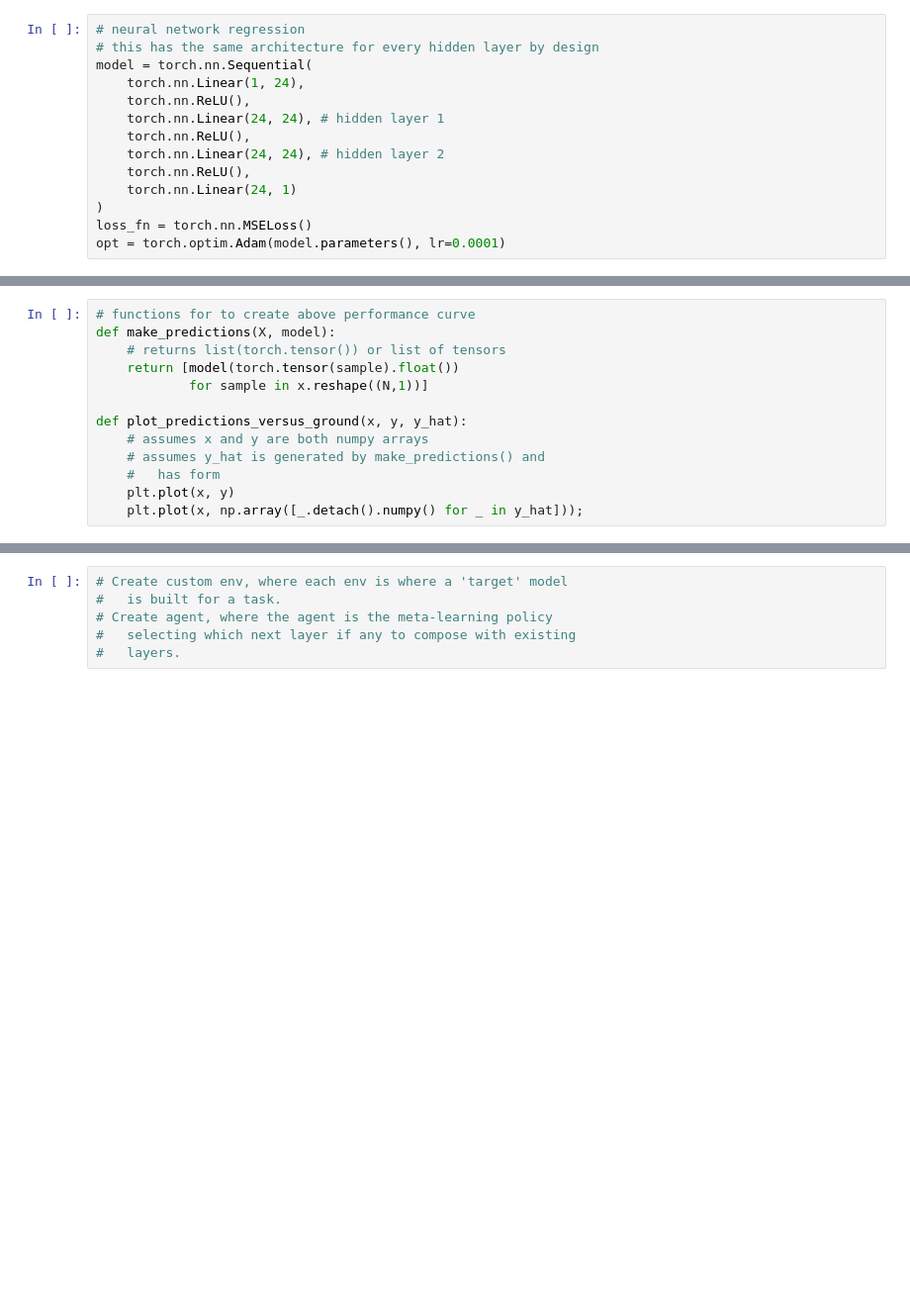
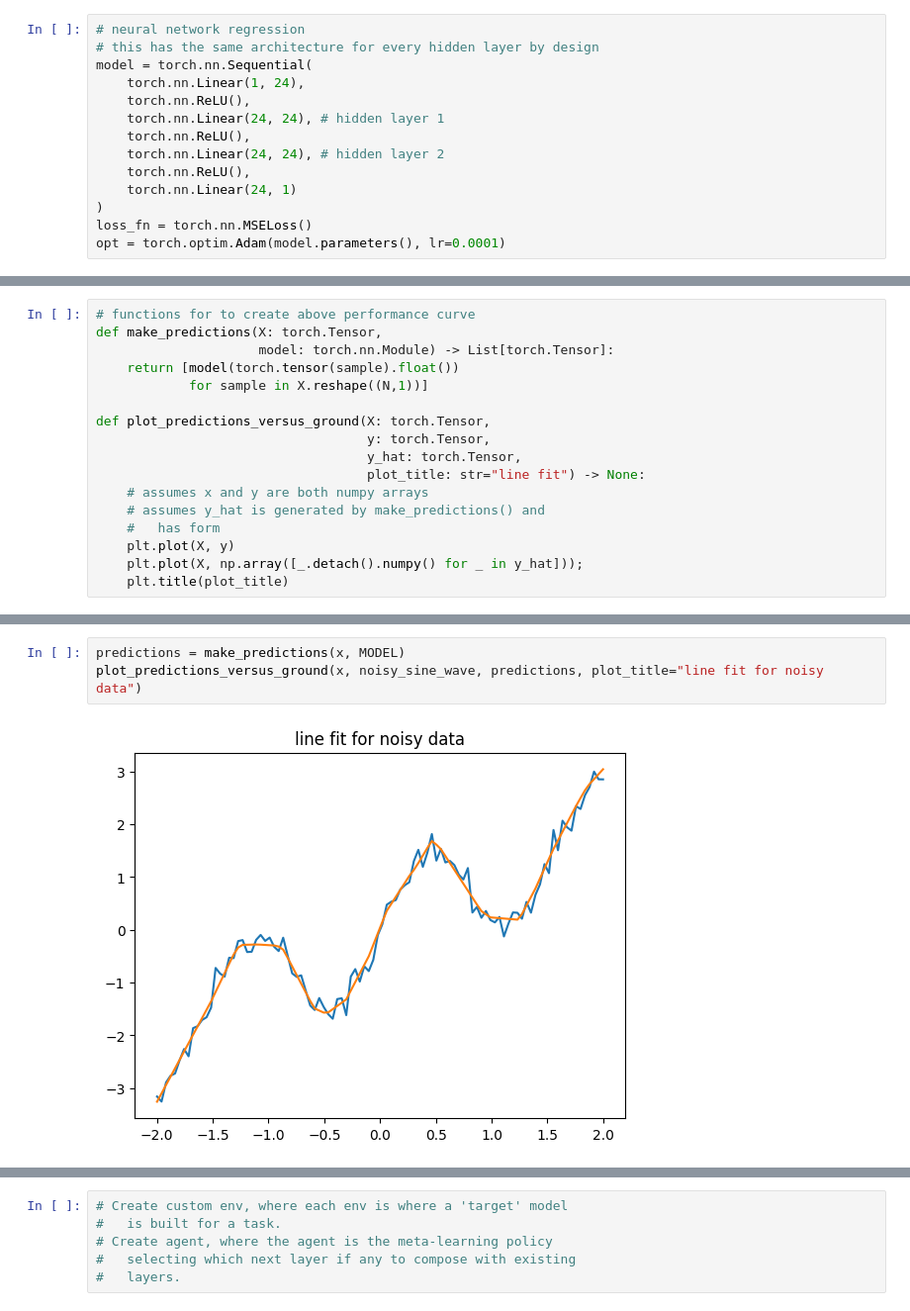
Before and after one commit to matthewstachyra/reinforcement-meta-learning, a Jupyter notebook: src/mvp.ipynb, the cells around one changed output, grey strips where cells are left out. Shown at 99% size. Saved outputs shown, nothing was run; the diff lists cells and outputs as text; blank space fills up the shorter version.

```diff
--- a/src/mvp.ipynb
+++ b/src/mvp.ipynb
@@ -208,16 +247,20 @@ plt.plot(x, np.array([_.detach().numpy() for _ in predictions]));
 # %%
 # functions for to create above performance curve
-def make_predictions(X, model):
-    # returns list(torch.tensor()) or list of tensors
+def make_predictions(X: torch.Tensor,
+                     model: torch.nn.Module) -> List[torch.Tensor]:
     return [model(torch.tensor(sample).float())
-            for sample in x.reshape((N,1))]
+            for sample in X.reshape((N,1))]
 
-def plot_predictions_versus_ground(x, y, y_hat):
+def plot_predictions_versus_ground(X: torch.Tensor,
+                                   y: torch.Tensor,
+                                   y_hat: torch.Tensor,
+                                   plot_title: str="line fit") -> None:
     # assumes x and y are both numpy arrays
     # assumes y_hat is generated by make_predictions() and
     #   has form
-    plt.plot(x, y)
-    plt.plot(x, np.array([_.detach().numpy() for _ in y_hat]));
+    plt.plot(X, y)
+    plt.plot(X, np.array([_.detach().numpy() for _ in y_hat]));
+    plt.title(plot_title)
 # %%
 # visualize the mean squared error (mse)
 # non-noisy sine wave
@@ -248,0 +321,5 @@ RMSE: 0.23
+# %%
+predictions = make_predictions(x, MODEL)
+plot_predictions_versus_ground(x, noisy_sine_wave, predictions, plot_title="line fit for noisy data")
+# %% [output]
+[figure, added]
```
Also changed, not shown: parts of 23 cells of this notebook, 2 other files.
